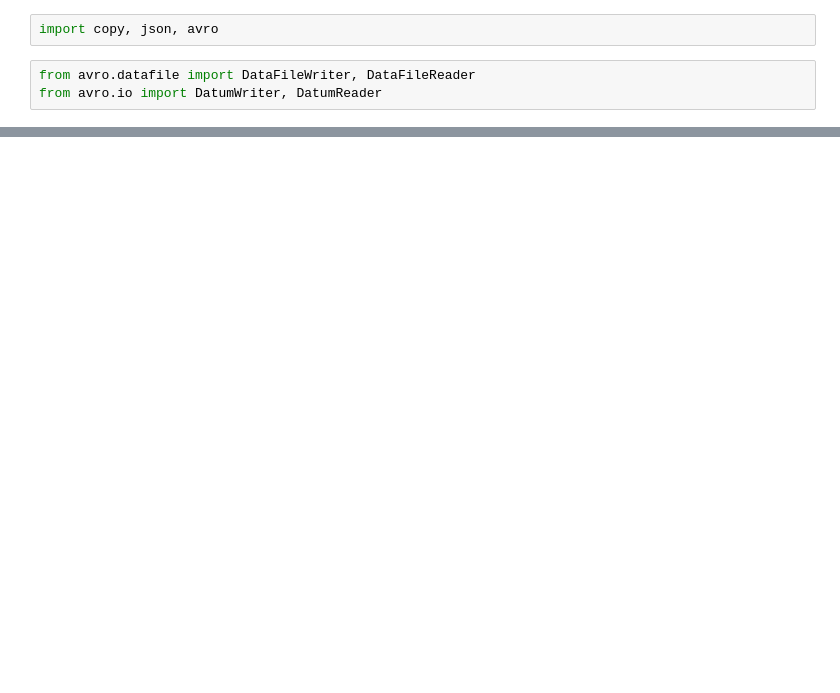
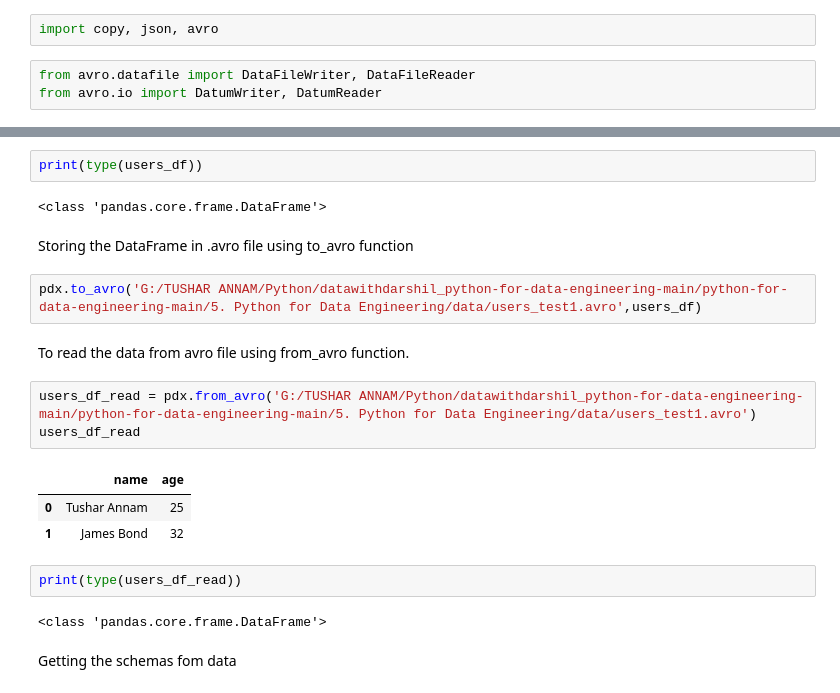
Before and after one commit to tussshar27/ipynb-files, a Jupyter notebook: 5.Python_Advance3.ipynb, the cells around one changed output, grey strips where cells are left out. Cells and saved outputs as stored; diff of their text form; blank space fills up the shorter version.

Commit message:
working on avro

```diff
--- a/5.Python_Advance3.ipynb
+++ b/5.Python_Advance3.ipynb
@@ -1689,0 +1767,23 @@ from avro.io import DatumWriter, DatumReader
+# %%
+print(type(users_df))
+# %% [output]
+<class 'pandas.core.frame.DataFrame'>
+# %% [markdown]
+Storing the DataFrame in .avro file using to_avro function
+# %%
+pdx.to_avro('G:/TUSHAR ANNAM/Python/datawithdarshil_python-for-data-engineering-main/python-for-data-engineering-main/5. Python for Data Engineering/data/users_test1.avro',users_df)
+# %% [markdown]
+To read the data from avro file using from_avro function.
+# %%
+users_df_read = pdx.from_avro('G:/TUSHAR ANNAM/Python/datawithdarshil_python-for-data-engineering-main/python-for-data-engineering-main/5. Python for Data Engineering/data/users_test1.avro')
+users_df_read
+# %% [output]
+|  | name | age |
+| 0 | Tushar Annam | 25 |
+| 1 | James Bond | 32 |
+# %%
+print(type(users_df_read))
+# %% [output]
+<class 'pandas.core.frame.DataFrame'>
+# %% [markdown]
+Getting the schemas fom data
```
Also changed, not shown: parts of 16 cells of this notebook, 2 other files.
